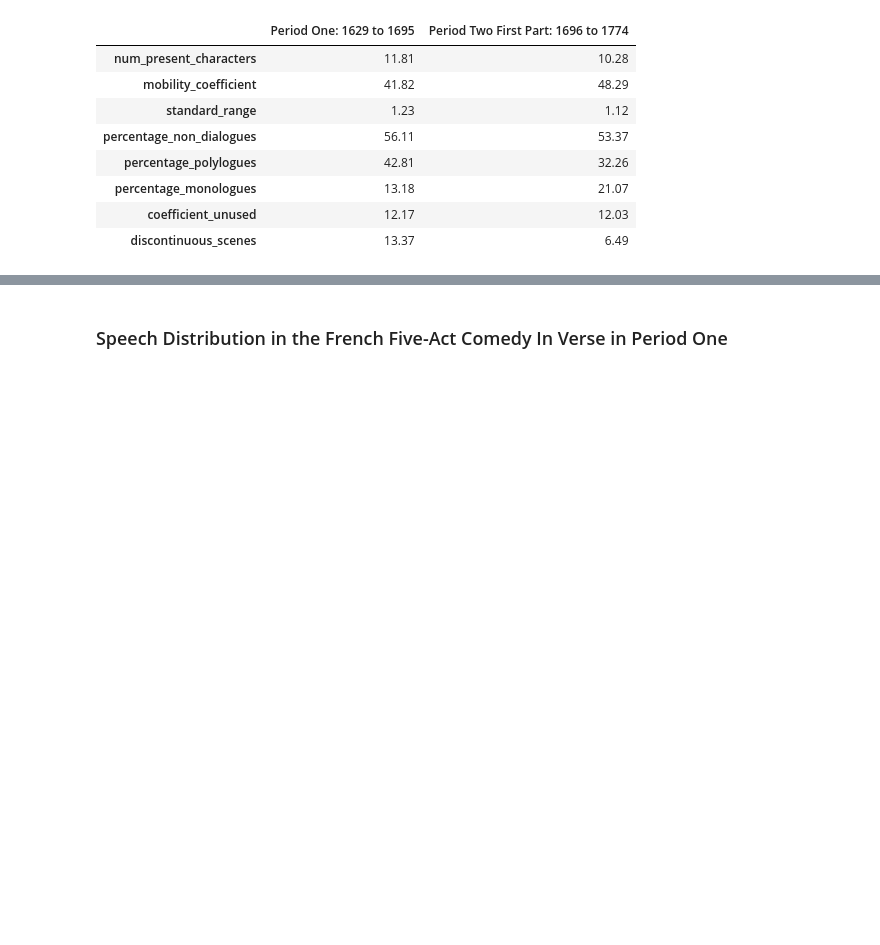
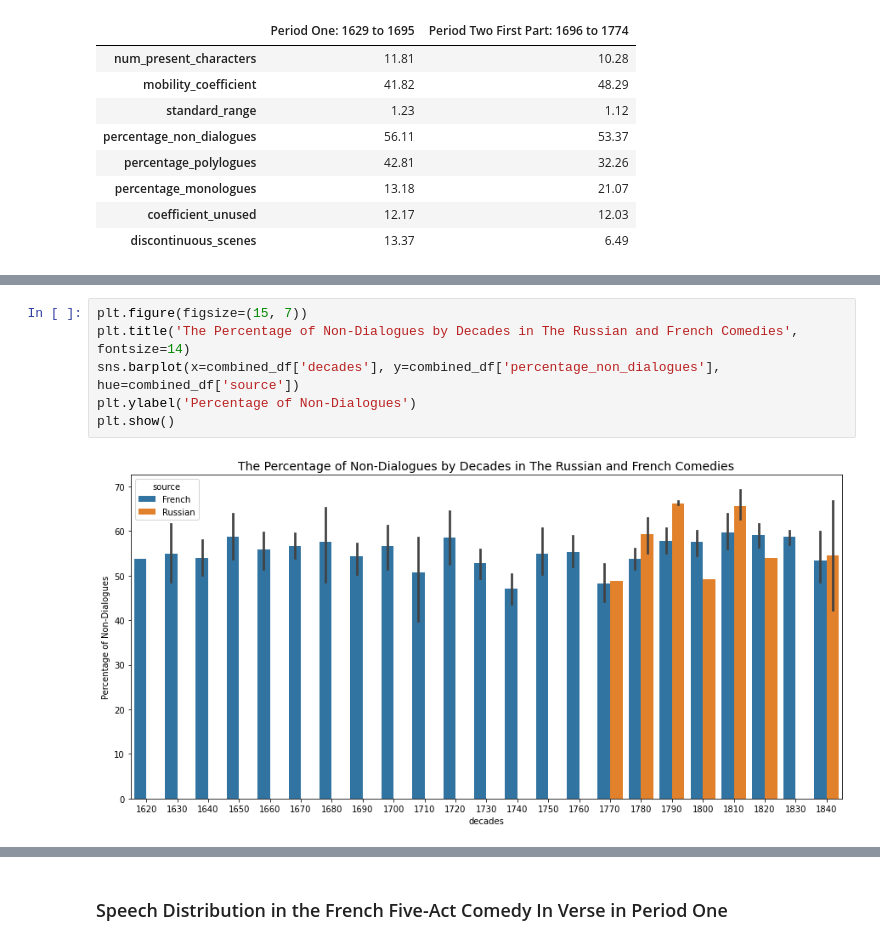
Before and after one commit to innawendell/European_Comedy, a Jupyter notebook: Analyses/Comparison_Russian_And_Other_Traditions.ipynb, the cells around one changed output, grey strips where cells are left out. Saved outputs shown, nothing was run; the diff lists cells and outputs as text; blank space fills up the shorter version.

```diff
--- a/Analyses/Comparison_Russian_And_Other_Traditions.ipynb
+++ b/Analyses/Comparison_Russian_And_Other_Traditions.ipynb
@@ -502,0 +654,8 @@ french_summary_comedies.iloc[:, :2]
+# %%
+plt.figure(figsize=(15, 7))
+plt.title('The Percentage of Non-Dialogues by Decades in The Russian and French Comedies', fontsize=14)
+sns.barplot(x=combined_df['decades'], y=combined_df['percentage_non_dialogues'], hue=combined_df['source'])
+plt.ylabel('Percentage of Non-Dialogues')
+plt.show()
+# %% [output]
+[figure, added]
```
Also changed, not shown: parts of 36 cells of this notebook.
